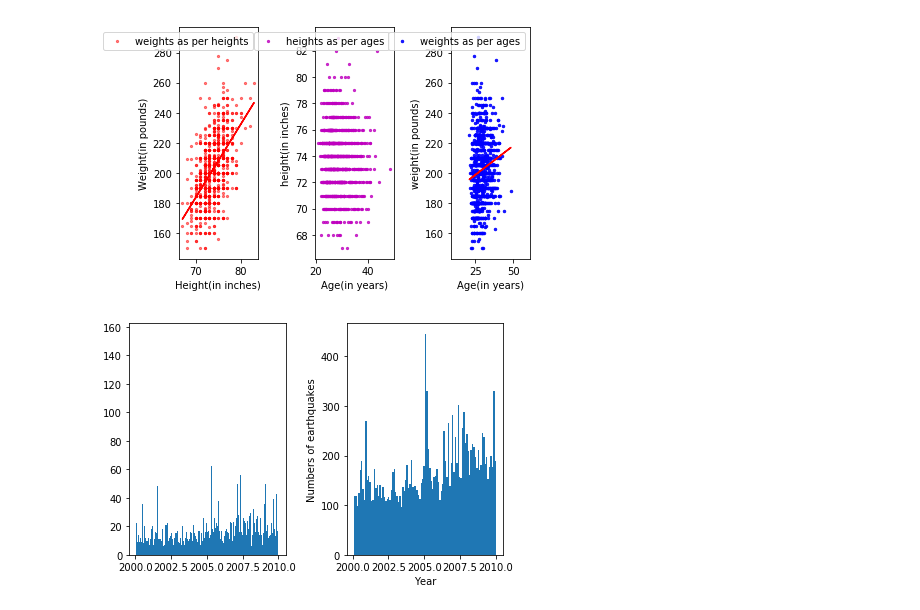
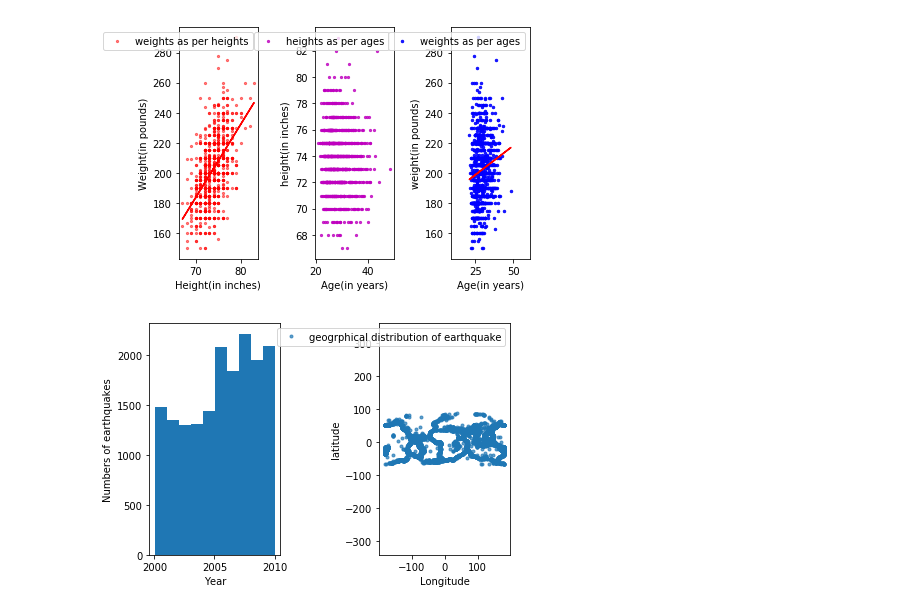
Before and after one commit to shekharkhetan/BootCamp2018, a Jupyter notebook: ProbSet2/Comp/data visualization.ipynb, the cells around one changed output. Drawn from its saved outputs; the diff is of its cells as text; code cells hidden in the pictures.

```diff
--- a/ProbSet2/Comp/data visualization.ipynb
+++ b/ProbSet2/Comp/data visualization.ipynb
@@ -139,16 +127,22 @@ plt.show()
 [figure]
 # %%
 #solution4
+'''No.of earth quakes happening every year'''
 '''Using the transpose of the loaded data to convert it into the arrays of year, magnitude, longitude and latitude'''
 year, magnitude, longitude, latitude= np.load("earthquakes.npy").T
 fig, ax = plt.subplots(1, 2)
-ax[0].hist(year, bins=1000)
-plt.xlabel("Year")
-plt.ylabel("Numbers of earthquakes")
-ax[1].hist(year, bins=100)
-plt.xlabel("Year")
-plt.ylabel("Numbers of earthquakes")
+ax[0].hist(year, bins=10)
+ax[0].set_xlabel("Year")
+ax[0].set_ylabel("Numbers of earthquakes")
 plt.tight_layout()
+
+'''where the earthquake happens and where does the strongest happen?'''
+ax[1].plot(longitude, latitude, '.' ,label = "geogrphical distribution of earthquake",alpha=0.7)
+ax[1].set_xlabel("Longitude")
+ax[1].set_ylabel("latitude")
+plt.legend(loc="upper right")
+plt.tight_layout()
+plt.axis('equal')
 plt.show()
 # %% [output]
-[figure, old version]
+[figure, new version]
```
Also changed, not shown: parts of 3 cells of this notebook, 3 other files.
